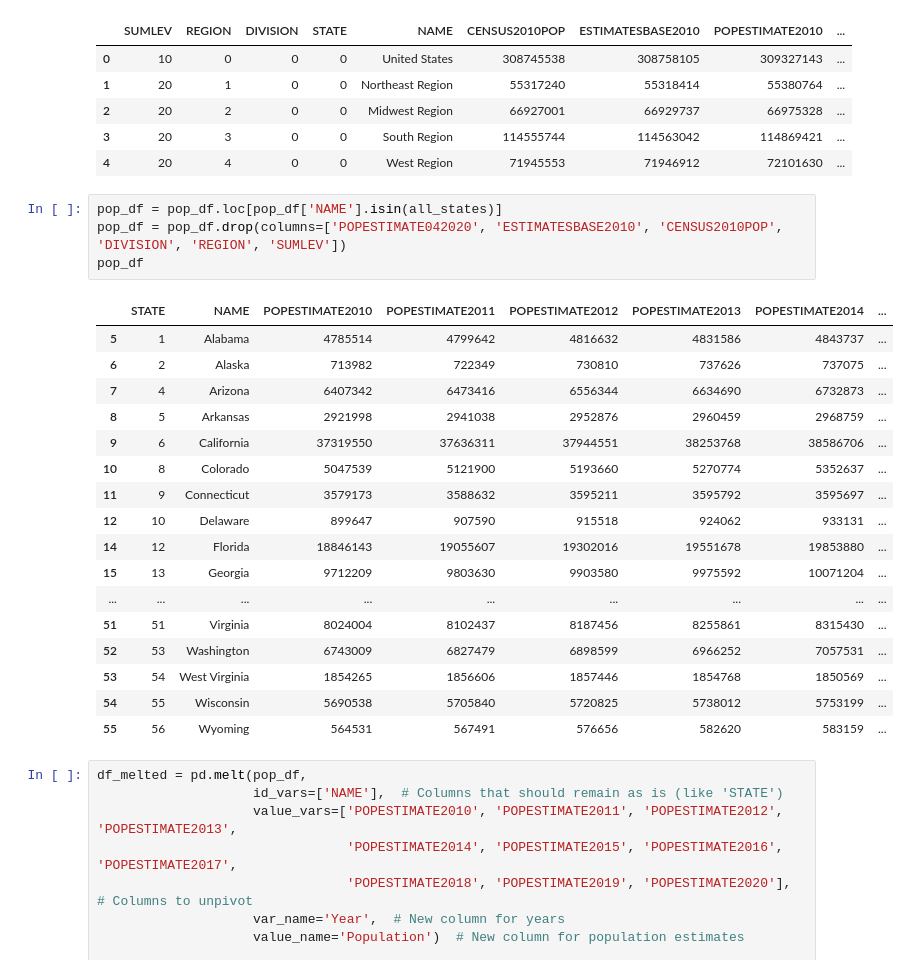
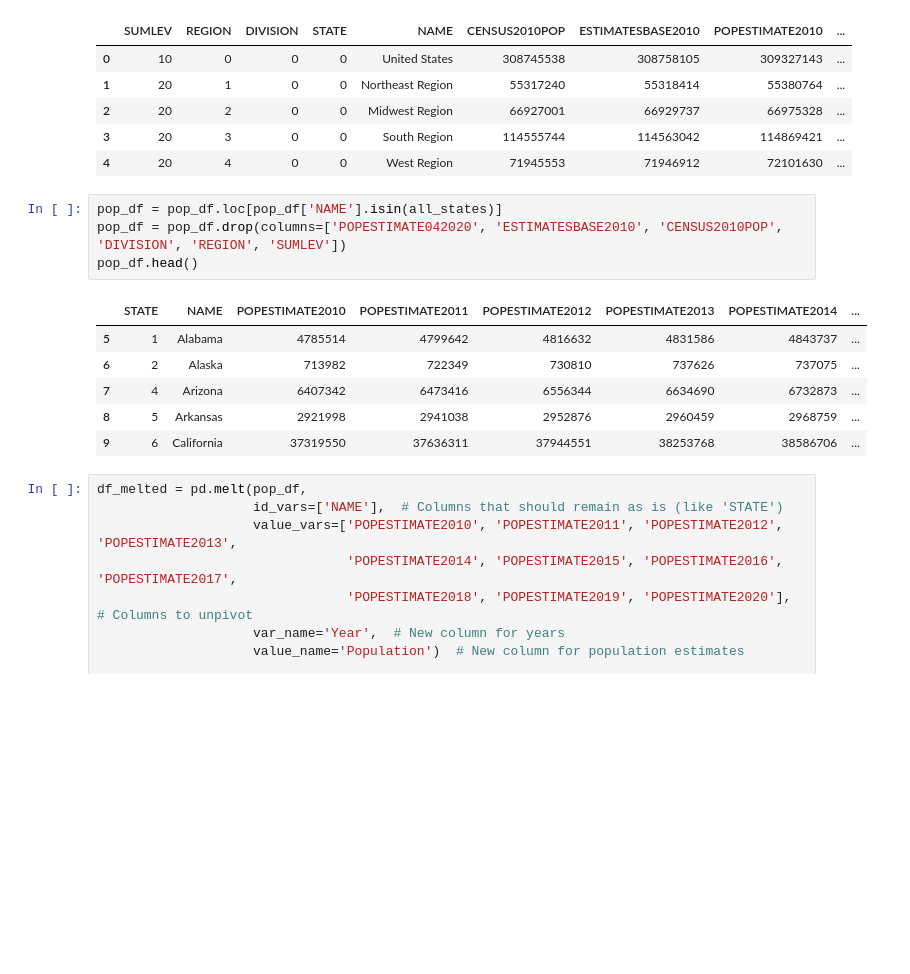
Before and after one commit to JimCarson1/Project_2, a Jupyter notebook: exploring_flu.ipynb, the cells around one changed output. Saved outputs shown, nothing was run; the diff lists cells and outputs as text; blank space fills up the shorter version.

```diff
--- a/exploring_flu.ipynb
+++ b/exploring_flu.ipynb
@@ -117,25 +91,14 @@ pop_df.head()
 # %%
 pop_df = pop_df.loc[pop_df['NAME'].isin(all_states)]
 pop_df = pop_df.drop(columns=['POPESTIMATE042020', 'ESTIMATESBASE2010', 'CENSUS2010POP', 'DIVISION', 'REGION', 'SUMLEV'])
-pop_df
+pop_df.head()
 # %% [output]
 |  | STATE | NAME | POPESTIMATE2010 | POPESTIMATE2011 | POPESTIMATE2012 | POPESTIMATE2013 | POPESTIMATE2014 | ... |
 | 5 | 1 | Alabama | 4785514 | 4799642 | 4816632 | 4831586 | 4843737 | ... |
 | 6 | 2 | Alaska | 713982 | 722349 | 730810 | 737626 | 737075 | ... |
 | 7 | 4 | Arizona | 6407342 | 6473416 | 6556344 | 6634690 | 6732873 | ... |
 | 8 | 5 | Arkansas | 2921998 | 2941038 | 2952876 | 2960459 | 2968759 | ... |
 | 9 | 6 | California | 37319550 | 37636311 | 37944551 | 38253768 | 38586706 | ... |
-| 10 | 8 | Colorado | 5047539 | 5121900 | 5193660 | 5270774 | 5352637 | ... |
-| 11 | 9 | Connecticut | 3579173 | 3588632 | 3595211 | 3595792 | 3595697 | ... |
-| 12 | 10 | Delaware | 899647 | 907590 | 915518 | 924062 | 933131 | ... |
-| 14 | 12 | Florida | 18846143 | 19055607 | 19302016 | 19551678 | 19853880 | ... |
-| 15 | 13 | Georgia | 9712209 | 9803630 | 9903580 | 9975592 | 10071204 | ... |
-| ... | ... | ... | ... | ... | ... | ... | ... | ... |
-| 51 | 51 | Virginia | 8024004 | 8102437 | 8187456 | 8255861 | 8315430 | ... |
-| 52 | 53 | Washington | 6743009 | 6827479 | 6898599 | 6966252 | 7057531 | ... |
-| 53 | 54 | West Virginia | 1854265 | 1856606 | 1857446 | 1854768 | 1850569 | ... |
-| 54 | 55 | Wisconsin | 5690538 | 5705840 | 5720825 | 5738012 | 5753199 | ... |
-| 55 | 56 | Wyoming | 564531 | 567491 | 576656 | 582620 | 583159 | ... |
 # %%
 df_melted = pd.melt(pop_df,
                     id_vars=['NAME'],  # Columns that should remain as is (like 'STATE')
```
Also changed, not shown: parts of 11 cells of this notebook.
